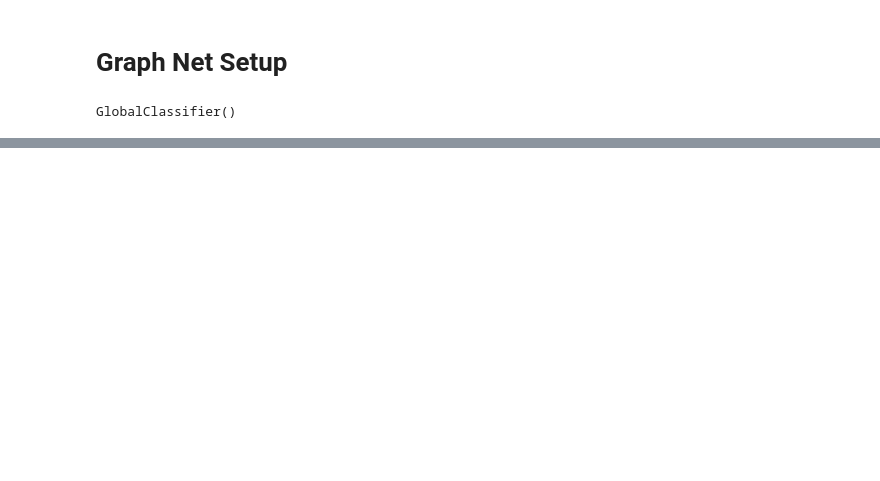
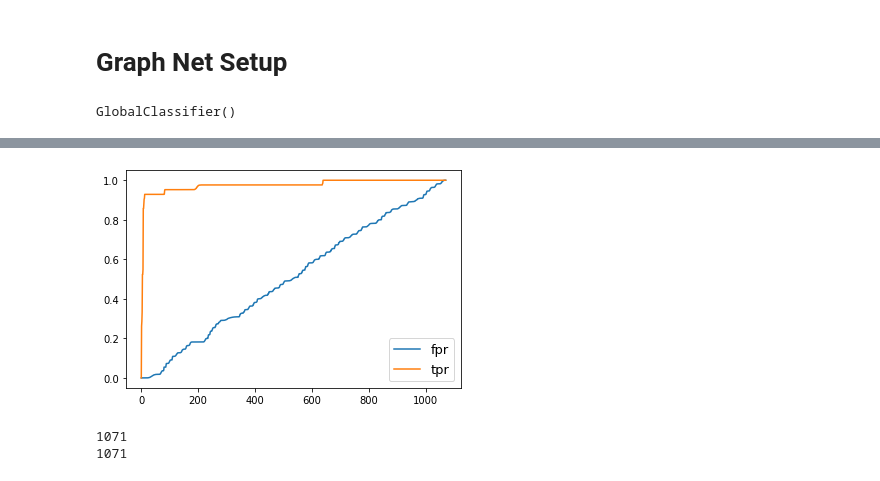
Before and after one commit to mariel-pettee/LCStudies, a Jupyter notebook: classifier/gnn_ming.ipynb, the cells around one changed output, grey strips where cells are left out. Saved outputs shown, nothing was run; the diff lists cells and outputs as text; code cells hidden in the pictures; blank space fills up the shorter version.

```diff
--- a/classifier/gnn_ming.ipynb
+++ b/classifier/gnn_ming.ipynb
@@ -631,0 +680,12 @@ def update_step(inputs_tr, targets_tr):
+# %%
+plt.plot(fpr, label="fpr")
+plt.plot(tpr, label="tpr")
+plt.legend();
+# %% [output]
+[figure, added]
+# %%
+print(len(fpr))
+print(len(tpr))
+# %% [output]
+1071
+1071
```
Also changed, not shown: parts of 28 cells of this notebook, 1 other file.
